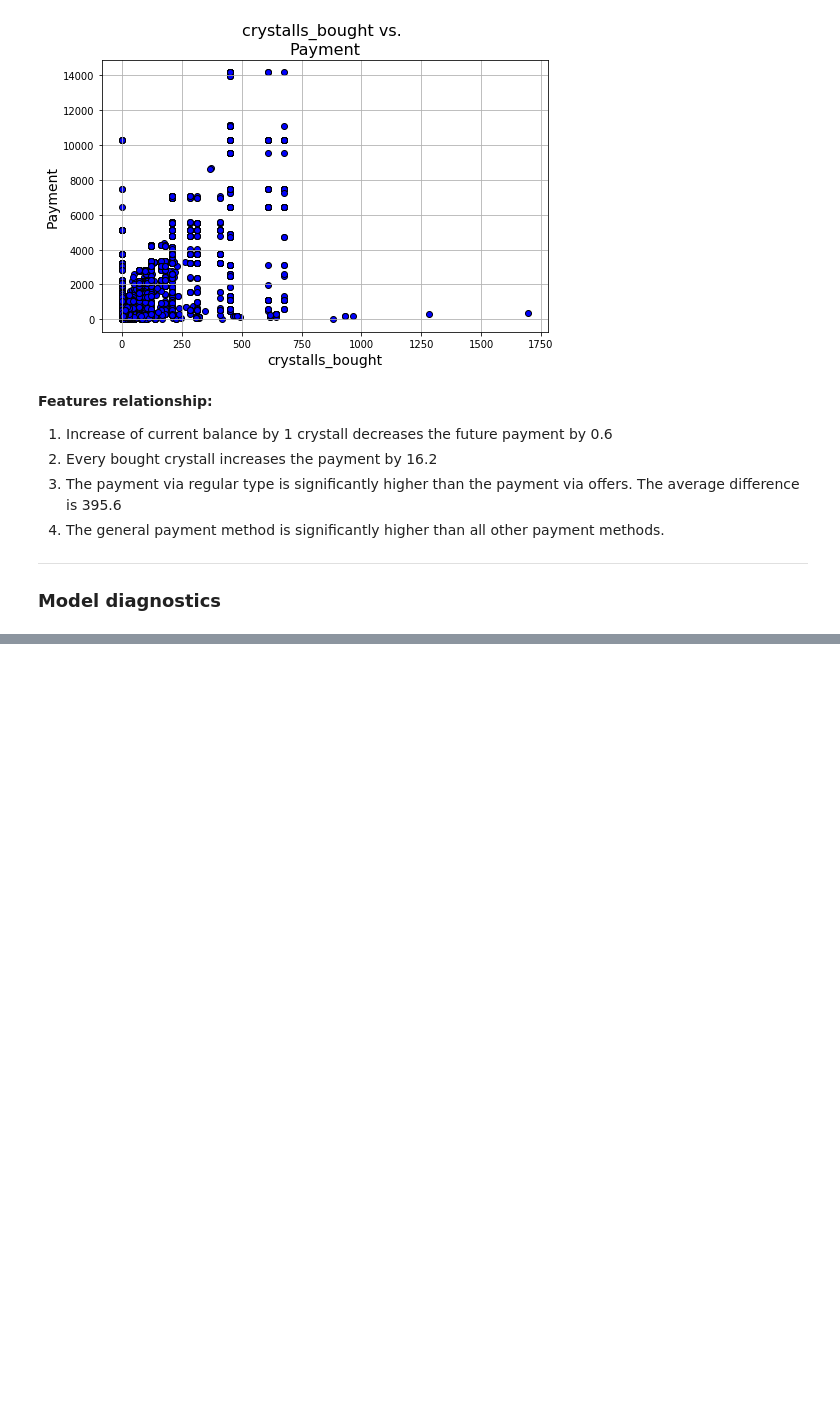
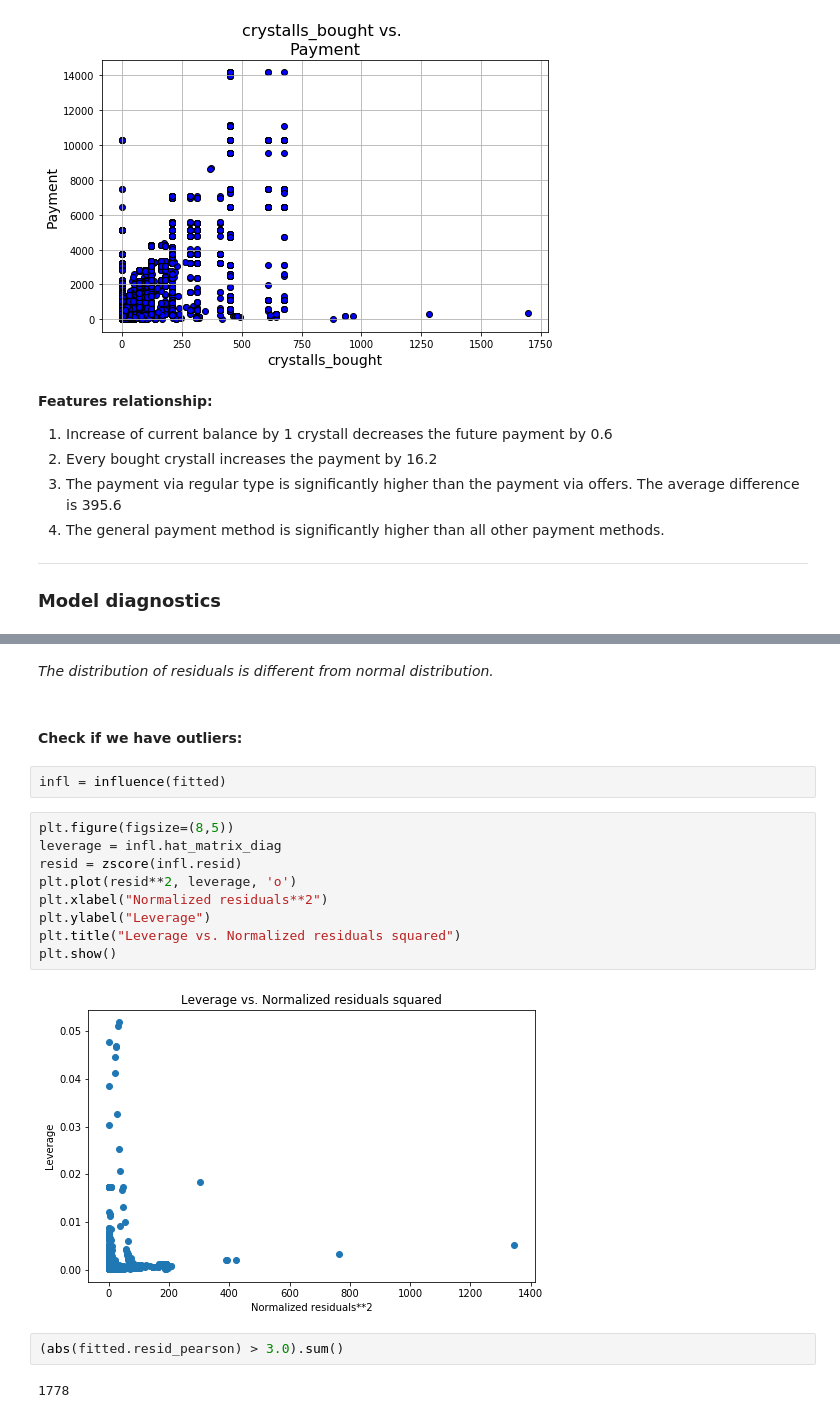
Before and after one commit to Mist3r-R/da-hse-sse-2020, a Jupyter notebook: 29.02_Rogovets.ipynb, the cells around one changed output, grey strips where cells are left out. Drawn from its saved outputs; the diff is of its cells as text; blank space fills up the shorter version.

```diff
--- a/29.02_Rogovets.ipynb
+++ b/29.02_Rogovets.ipynb
@@ -221,0 +261,21 @@ for c in df.columns[1:3]:
+# %% [markdown]
+_The distribution of residuals is different from normal distribution._
+# %% [markdown]
+#### Check if we have outliers:
+# %%
+infl = influence(fitted)
+# %%
+plt.figure(figsize=(8,5))
+leverage = infl.hat_matrix_diag
+resid = zscore(infl.resid)
+plt.plot(resid**2, leverage, 'o')
+plt.xlabel("Normalized residuals**2")
+plt.ylabel("Leverage")
+plt.title("Leverage vs. Normalized residuals squared")
+plt.show()
+# %% [output]
+[figure, added]
+# %%
+(abs(fitted.resid_pearson) > 3.0).sum()
+# %% [output]
+1778
```
Also changed, not shown: parts of 15 cells of this notebook.
